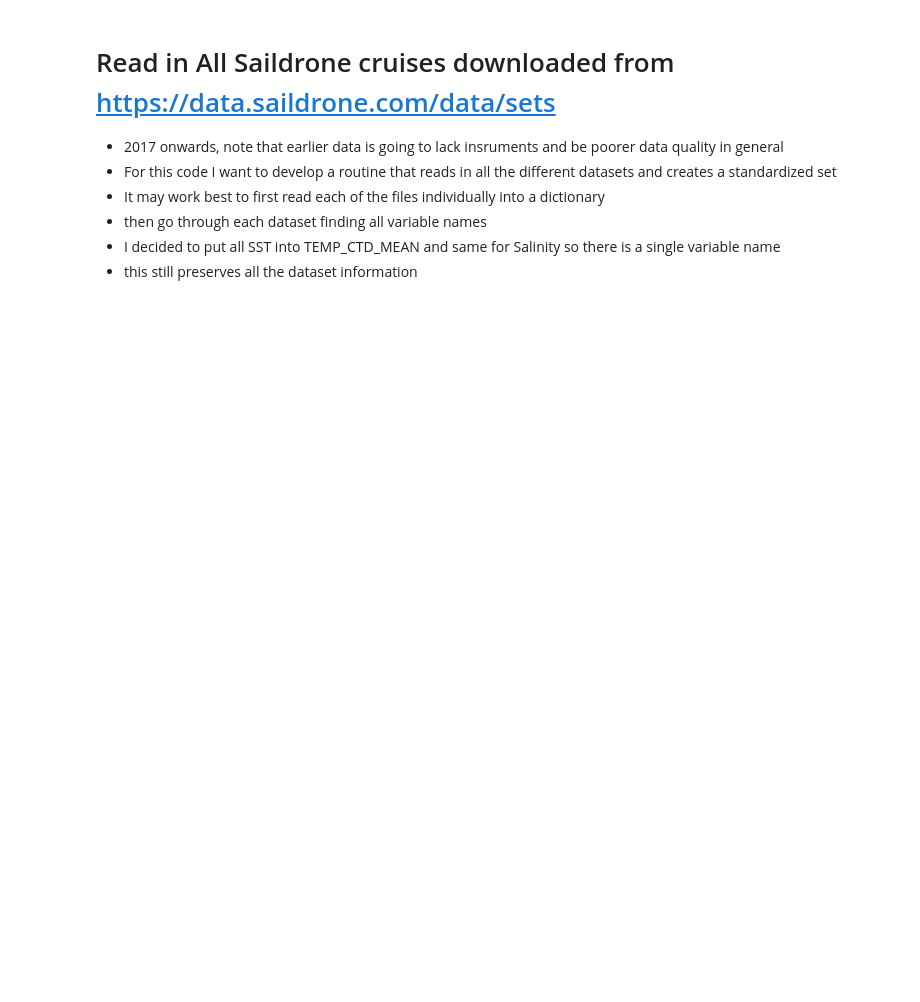
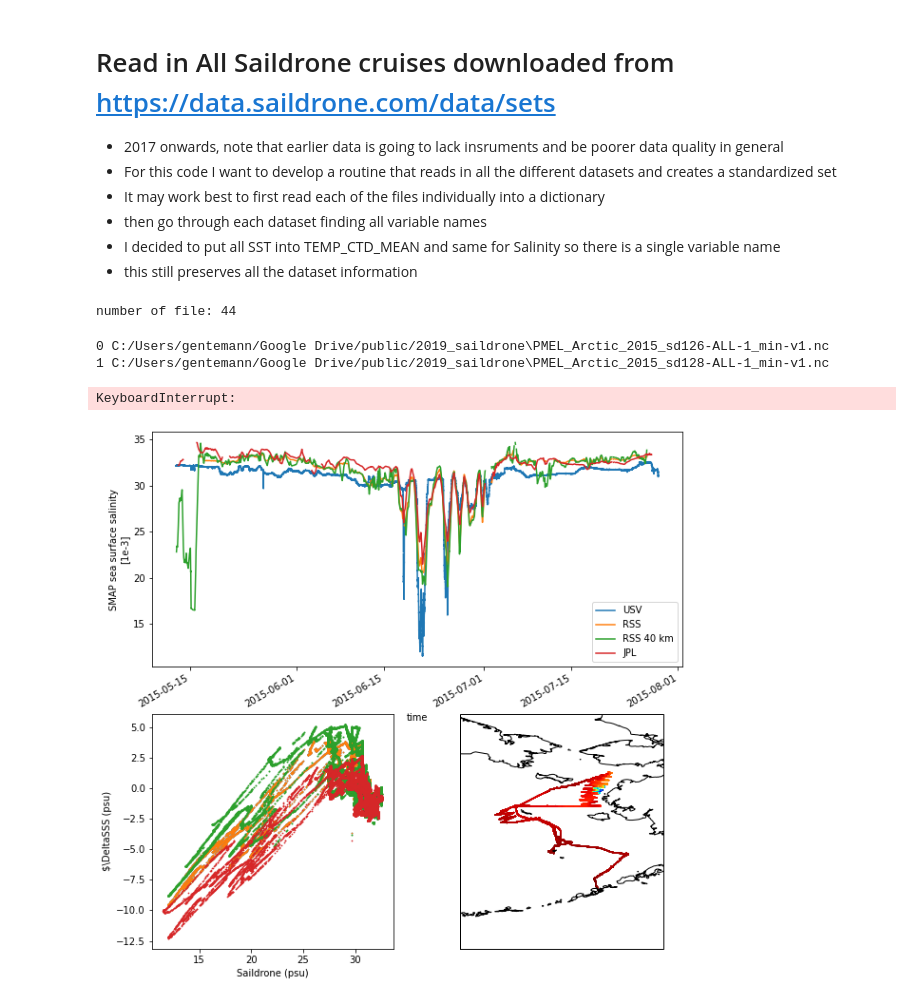
Before and after one commit to cgentemann/salinity, a Jupyter notebook: Plot_all_saildrone_8dy_collocations.ipynb, the cells around one changed output. Drawn from its saved outputs; the diff is of its cells as text; code cells hidden in the pictures; blank space fills up the shorter version.

```diff
--- a/Plot_all_saildrone_8dy_collocations.ipynb
+++ b/Plot_all_saildrone_8dy_collocations.ipynb
@@ -27,20 +30,62 @@ from glob import glob
 dir_data = 'C:/Users/gentemann/Google Drive/public/2019_saildrone/' #'f:/data/cruise_data/saildrone/saildrone_data/'
 dir_data_pattern = 'C:/Users/gentemann/Google Drive/public/2019_saildrone/*.nc'
 
-dir_out = 'F:/data/cruise_data/saildrone/sss_collocations_8day/'
+#dir_out = 'F:/data/cruise_data/saildrone/sss/sss_collocations_8day/'
+#dir_fig = 'F:/data/cruise_data/saildrone/sss/figs/'
+dir_out = '//White_home_pc/f/data/cruise_data/saildrone/sss/sss_collocations_8day/'
+dir_fig = '//White_home_pc/f/data/cruise_data/saildrone/sss/figs/'
+
+#get list of all filenames in directory
+files = [x for x in glob(dir_data+'*.nc')]
+print('number of file:',len(files))
+# %% [output]
+number of file: 44
-# %%
-for iname,name in enumerate(data_dict):
-    print(iname)
-    if not iname==0:
-        continue
-    ds_usv = read_one_usv(dir_data_pattern)
-    ds_usv = data_dict[name]
-    ds_usv['lat'] = ds_usv.lat.interpolate_na(dim='time',method='linear').ffill(dim='time').bfill(dim='time')
-    ds_usv['lon'] = ds_usv.lon.interpolate_na(dim='time',method='linear').ffill(dim='time').bfill(dim='time')
-    tem = ds_usv.lat.ffill(dim='time')
-    tem = ds_usv.lat.bfill(dim='time')
-    t1,t2=ds_usv.time.min().data-np.timedelta64(8,'D'),ds_usv.time.max().data+np.timedelta64(8,'D')
-    fin = dir_out+name+'_RSS8dy'+'.nc'
-    ds_rss = xr.open_dataset(fin)
-    fin = dir_out+name+'_JPL8dy'+'.nc'
-    ds_jpl = xr.open_dataset(fin)
+# %%
+for ifile,file in enumerate(files):
+#    if not ifile==0:
+#        continue
+    print(ifile,file)
+    ds_usv,name = read_one_usv(file)
+    ds_usv['lat'] = ds_usv.lat.interpolate_na(dim='time',method='linear').ffill(dim='time').bfill(dim='time')
+    ds_usv['lon'] = ds_usv.lon.interpolate_na(dim='time',method='linear').ffill(dim='time').bfill(dim='time')
+
+    ds_usv = add_den_usv(ds_usv)
+    ds_usv = add_flux_usv(ds_usv,1.0)
+
+    t1,t2=ds_usv.time.min().data-np.timedelta64(8,'D'),ds_usv.time.max().data+np.timedelta64(8,'D')
+    fin = dir_out+name+'_RSS8dy'+'.nc'
+    ds_rss = xr.open_dataset(fin)
+    fin = dir_out+name+'_JPL8dy'+'.nc'
+    ds_jpl = xr.open_dataset(fin)
+    plt.figure(figsize=(10,10))
+    dx,dy=3,5
+    t1,t2=ds_usv.time.min().data-np.timedelta64(8,'D'),ds_usv.time.max().data+np.timedelta64(8,'D')
+    x1,x2=ds_usv.lon.min().data-dx,ds_usv.lon.max().data+dx
+    y1,y2=ds_usv.lat.min().data-dy,ds_usv.lat.max().data+dy
+
+    ax1 = plt.subplot(211)
+    ds_usv.SAL_CTD_MEAN.plot(ax=ax1,label='USV')
+    ds_rss.sss_smap.plot(ax=ax1,label='RSS')
+    ds_rss.sss_smap_40km.plot(ax=ax1,label='RSS 40 km')
+    ds_jpl.smap_sss.plot(ax=ax1,label='JPL')
+    ax1.legend()
+    ax2 = plt.subplot(223)
+    ds_rss2 = ds_rss.where(ds_rss.sss_smap>-10)
+    ax2.scatter(ds_usv.SAL_CTD_MEAN,ds_usv.SAL_CTD_MEAN-ds_rss.sss_smap,label='USV - RSS',s=.5) #to get color right
+    ax2.scatter(ds_usv.SAL_CTD_MEAN,ds_usv.SAL_CTD_MEAN-ds_rss.sss_smap,label='USV - RSS',s=.5)
+    ax2.scatter(ds_usv.SAL_CTD_MEAN,ds_usv.SAL_CTD_MEAN-ds_rss2.sss_smap_40km,label='USV - RSS 40 k',s=1)
+    ax2.scatter(ds_usv.SAL_CTD_MEAN,ds_usv.SAL_CTD_MEAN-ds_jpl.smap_sss,label='USV - JPL',s=.5)
+    ax2.set_xlabel('Saildrone (psu)')
+    ax2.set_ylabel('$\DeltaSSS (psu)')
+    ax3 = plt.subplot(224,projection = ccrs.PlateCarree())
+    ds2 = ds_usv
+    im=ax3.scatter(ds2.lon,ds2.lat,c=ds2.SAL_CTD_MEAN,s=.15,transform=ccrs.PlateCarree(),cmap='jet')
+    ax3.coastlines(resolution='10m')
+    ax3.set_extent([x1,x2,y1,y2])
+    dir_fig = 'C:/Users/gentemann/Google Drive/public/2019_saildrone/ATOMIC/figs/'
+    plt.savefig(dir_fig+'sss_timeseries'+name+'.png')
+# %% [output]
+0 C:/Users/gentemann/Google Drive/public/2019_saildrone\PMEL_Arctic_2015_sd126-ALL-1_min-v1.nc
+1 C:/Users/gentemann/Google Drive/public/2019_saildrone\PMEL_Arctic_2015_sd128-ALL-1_min-v1.nc
+KeyboardInterrupt:
+[figure, added]
```
Also changed, not shown: parts of 7 cells of this notebook.
